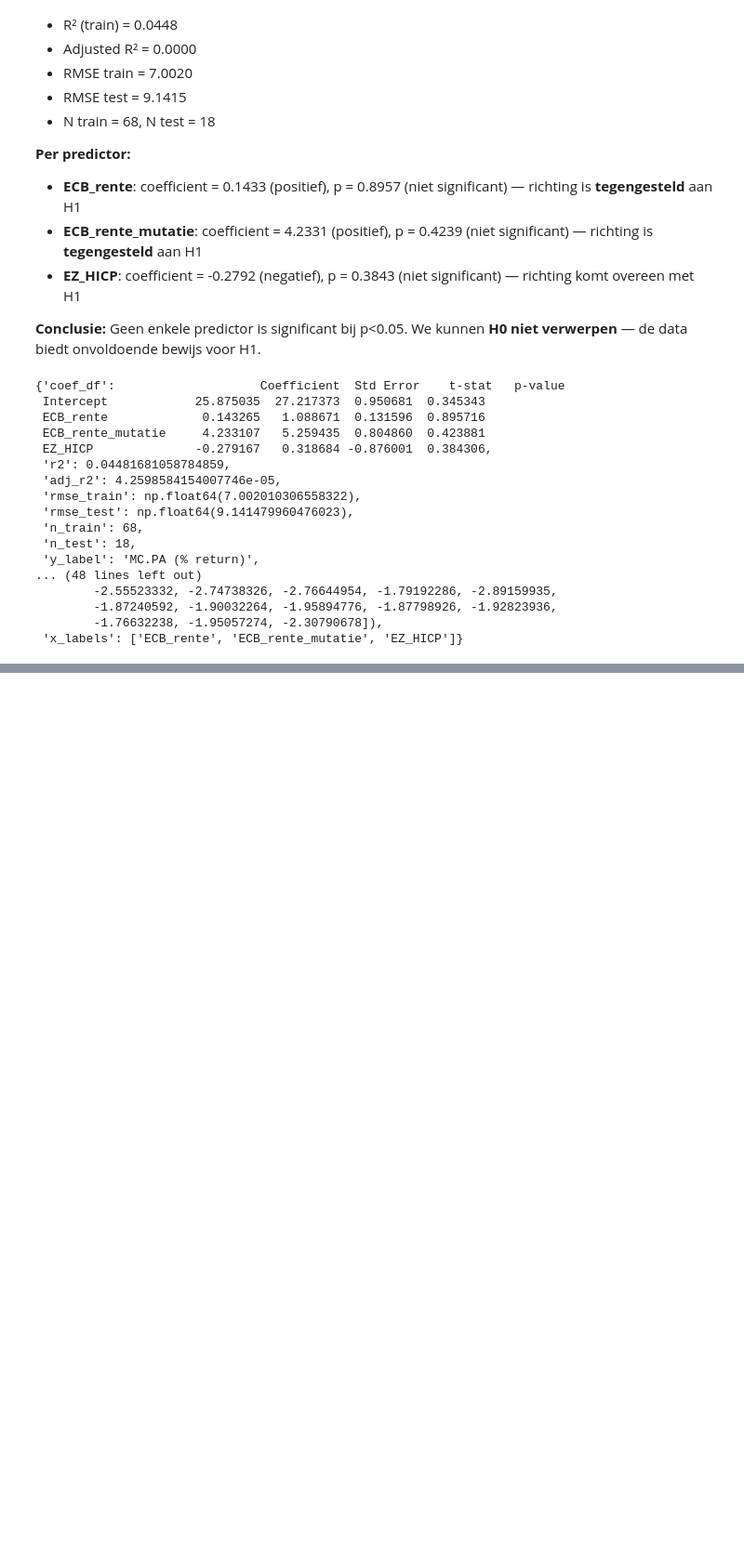
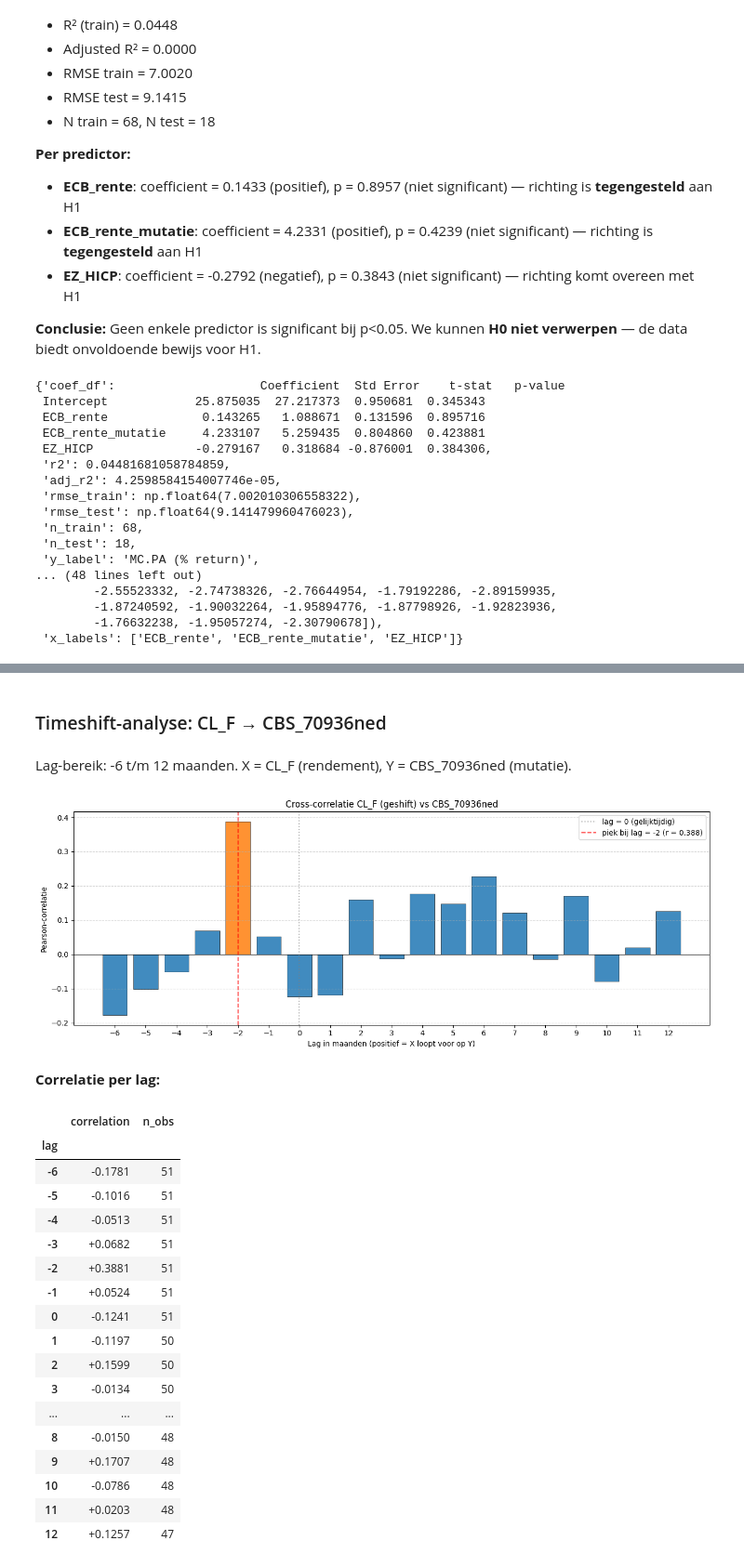
Before and after one commit to Pablo-Atanes/Minor-bigdata, a Jupyter notebook: b2_colab_board_pablo_jasper.ipynb, the cells around one changed output, grey strips where cells are left out. Shown at 93% size. Cells and saved outputs as stored; diff of their text form; code cells hidden in the pictures; blank space fills up the shorter version.

```diff
--- a/b2_colab_board_pablo_jasper.ipynb
+++ b/b2_colab_board_pablo_jasper.ipynb
@@ -876,0 +1091,25 @@ N train: 68    N test: 18
+# %%
+show_timeshift_analysis('commodities', 'CL_F', 'macro', 'CBS_70936ned', y_as_return=False)
+# %% [output]
+### Timeshift-analyse: CL_F → CBS_70936ned
+Lag-bereik: -6 t/m 12 maanden. X = CL_F (rendement), Y = CBS_70936ned (mutatie).
+[figure, added]
+**Correlatie per lag:**
+|  | correlation | n_obs |
+| lag |  |  |
+| -6 | -0.1781 | 51 |
+| -5 | -0.1016 | 51 |
+| -4 | -0.0513 | 51 |
+| -3 | +0.0682 | 51 |
+| -2 | +0.3881 | 51 |
+| -1 | +0.0524 | 51 |
+| 0 | -0.1241 | 51 |
+| 1 | -0.1197 | 50 |
+| 2 | +0.1599 | 50 |
+| 3 | -0.0134 | 50 |
+| ... | ... | ... |
+| 8 | -0.0150 | 48 |
+| 9 | +0.1707 | 48 |
+| 10 | -0.0786 | 48 |
+| 11 | +0.0203 | 48 |
+| 12 | +0.1257 | 47 |
```
Also changed, not shown: parts of 18 cells of this notebook, 1 other file.
